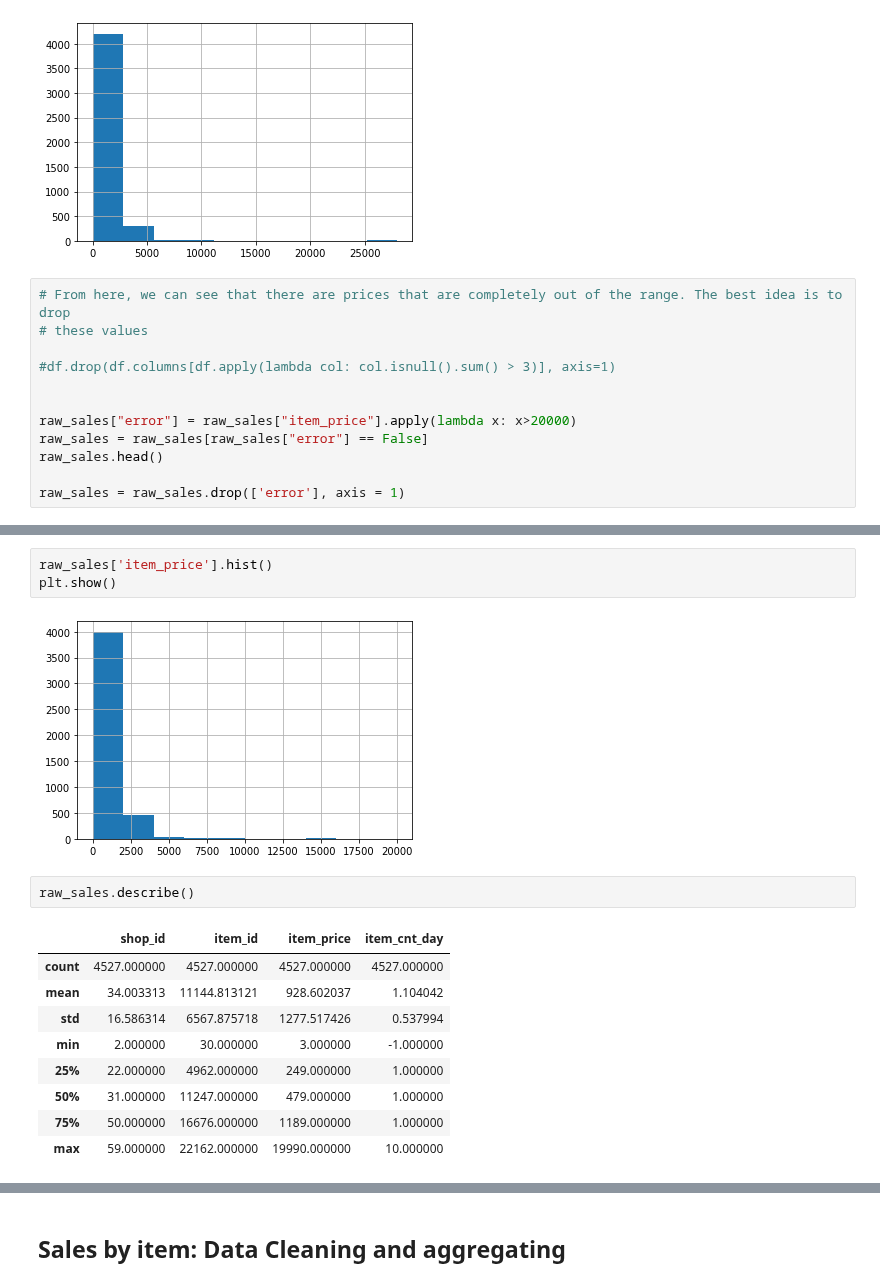
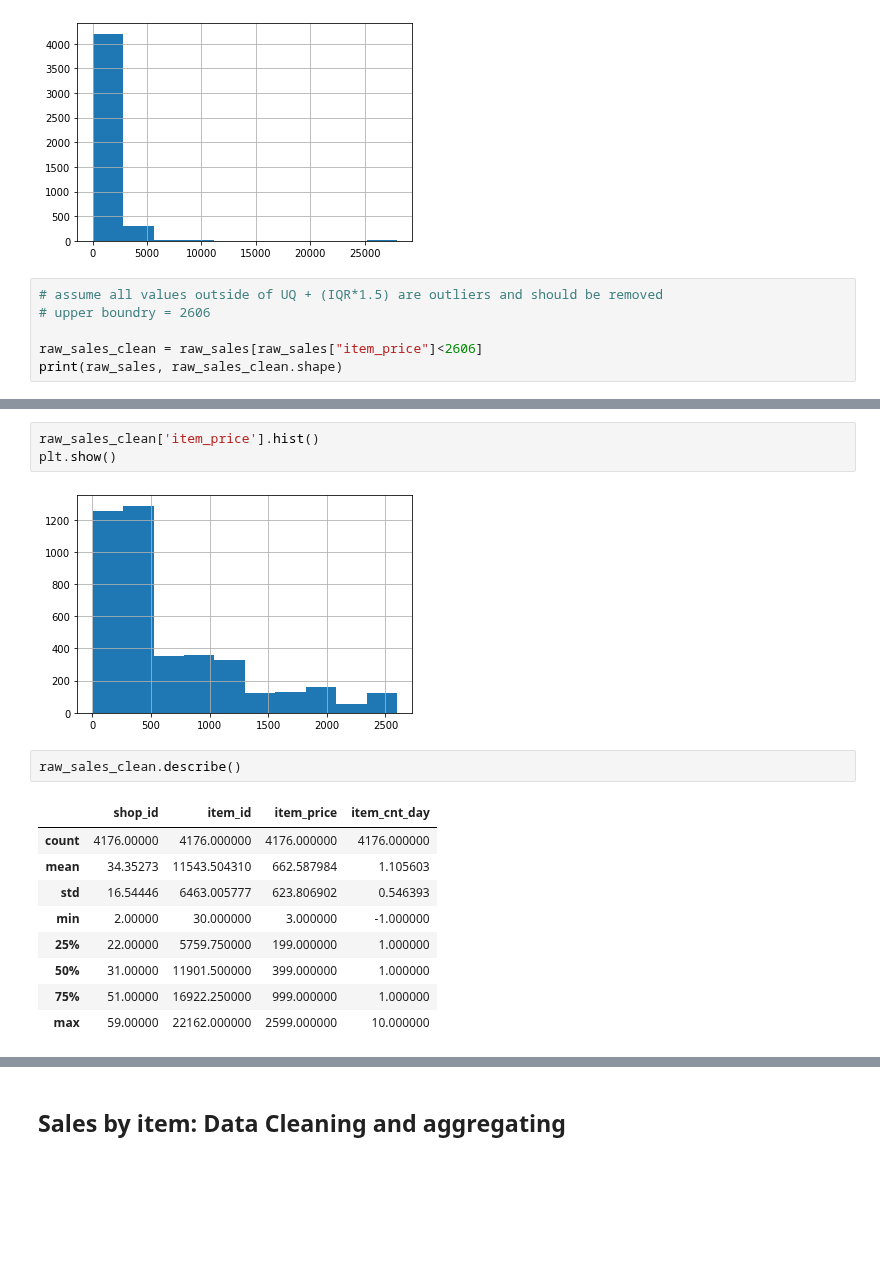
Before and after one commit to ta-data-bcn/lab-df-calculation-and-transformation, a Jupyter notebook: your-code/main.ipynb, the cells around one changed output, grey strips where cells are left out. Drawn from its saved outputs; the diff is of its cells as text; blank space fills up the shorter version.

```diff
--- a/your-code/main.ipynb
+++ b/your-code/main.ipynb
@@ -121,15 +125,9 @@ raw_sales['item_price'].hist()
 plt.show()
 # %% [output]
 [figure]
-# %%
-# From here, we can see that there are prices that are completely out of the range. The best idea is to drop
-# these values
-
-#df.drop(df.columns[df.apply(lambda col: col.isnull().sum() > 3)], axis=1)
-
-
-raw_sales["error"] = raw_sales["item_price"].apply(lambda x: x>20000)
-raw_sales = raw_sales[raw_sales["error"] == False]
-raw_sales.head()
-
-raw_sales = raw_sales.drop(['error'], axis = 1)
+# %%
+# assume all values outside of UQ + (IQR*1.5) are outliers and should be removed
+# upper boundry = 2606
+
+raw_sales_clean = raw_sales[raw_sales["item_price"]<2606]
+print(raw_sales, raw_sales_clean.shape)
@@ -143,22 +159,22 @@ raw_sales.head()
 | 3 | 2015-01-04 | 28 | 22104 | 249.0 | 2.0 |
 | 4 | 2015-01-04 | 28 | 22091 | 179.0 | 1.0 |
 # %%
-raw_sales['item_price'].hist()
+raw_sales_clean['item_price'].hist()
 plt.show()
 # %% [output]
-[figure, old version]
+[figure, new version]
 # %%
-raw_sales.describe()
+raw_sales_clean.describe()
 # %% [output]
 |  | shop_id | item_id | item_price | item_cnt_day |
-| count | 4527.000000 | 4527.000000 | 4527.000000 | 4527.000000 |
-| mean | 34.003313 | 11144.813121 | 928.602037 | 1.104042 |
-| std | 16.586314 | 6567.875718 | 1277.517426 | 0.537994 |
-| min | 2.000000 | 30.000000 | 3.000000 | -1.000000 |
-| 25% | 22.000000 | 4962.000000 | 249.000000 | 1.000000 |
-| 50% | 31.000000 | 11247.000000 | 479.000000 | 1.000000 |
-| 75% | 50.000000 | 16676.000000 | 1189.000000 | 1.000000 |
-| max | 59.000000 | 22162.000000 | 19990.000000 | 10.000000 |
+| count | 4176.00000 | 4176.000000 | 4176.000000 | 4176.000000 |
+| mean | 34.35273 | 11543.504310 | 662.587984 | 1.105603 |
+| std | 16.54446 | 6463.005777 | 623.806902 | 0.546393 |
+| min | 2.00000 | 30.000000 | 3.000000 | -1.000000 |
+| 25% | 22.00000 | 5759.750000 | 199.000000 | 1.000000 |
+| 50% | 31.00000 | 11901.500000 | 399.000000 | 1.000000 |
+| 75% | 51.00000 | 16922.250000 | 999.000000 | 1.000000 |
+| max | 59.00000 | 22162.000000 | 2599.000000 | 10.000000 |
 # %%
 # we are finding the negative value on item_cnt_day
 
```
Also changed, not shown: parts of 29 cells of this notebook, 8 other files.
